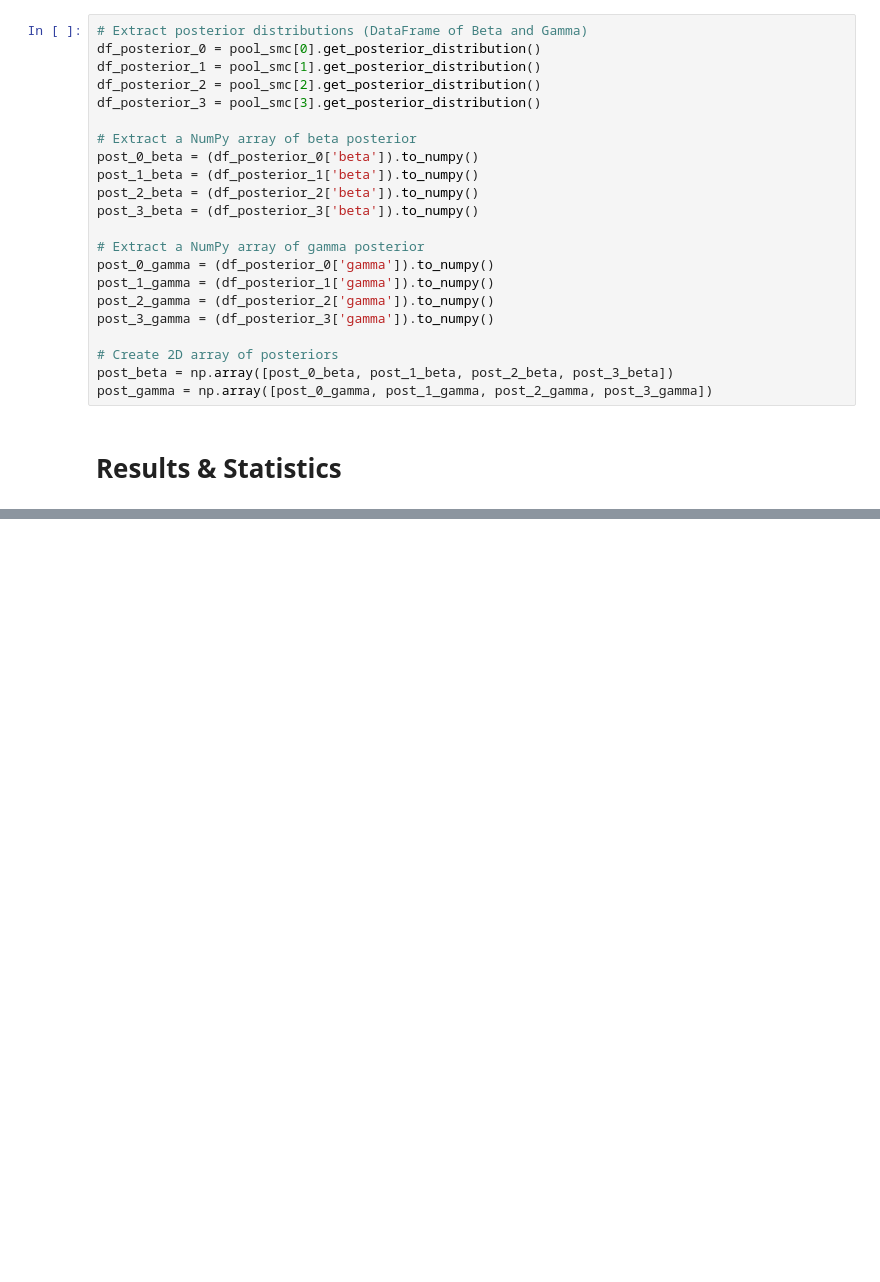
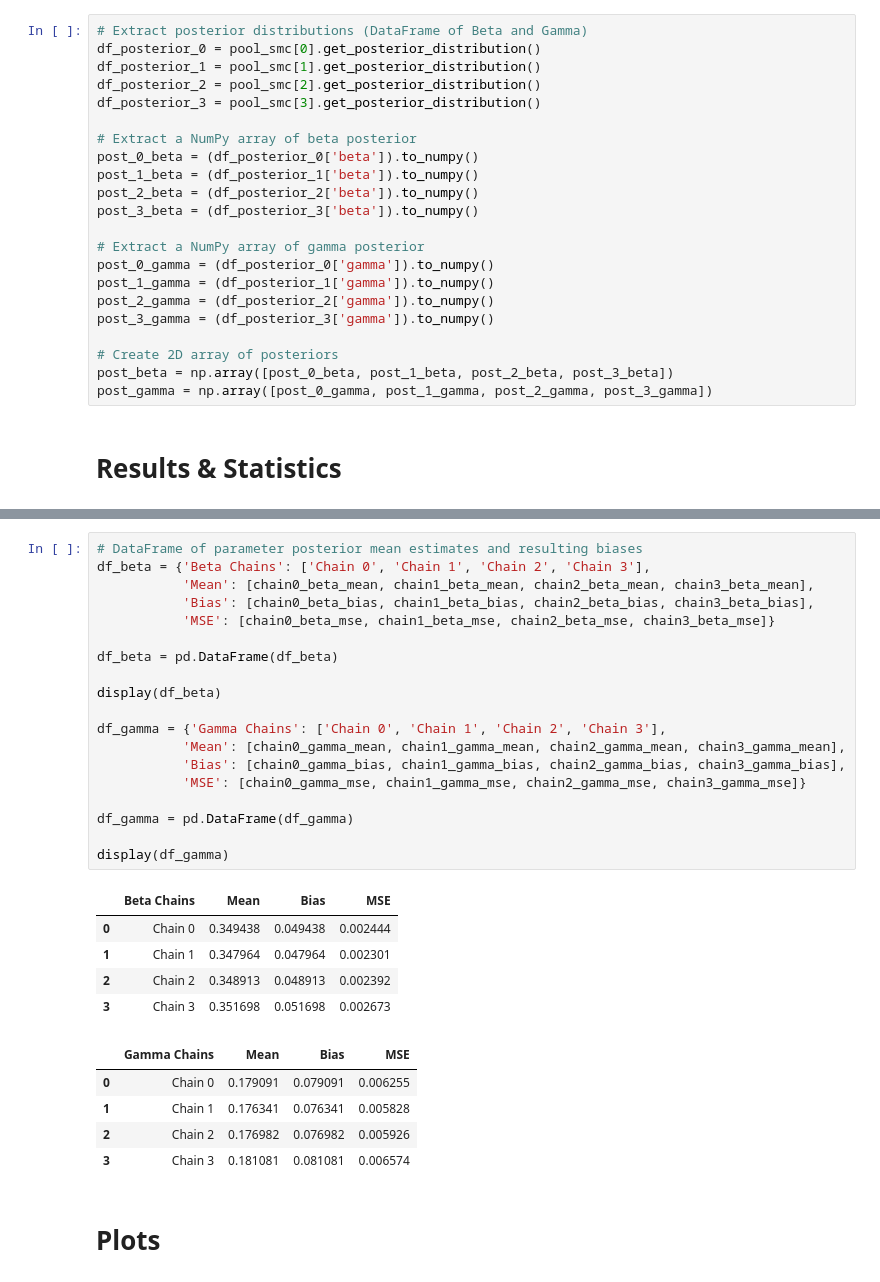
Before and after one commit to 19386928-oss/SIR_Model, a Jupyter notebook: src/Epydemix/ABC_SMC_Noisy.ipynb, the cells around one changed output, grey strips where cells are left out. Saved outputs shown, nothing was run; the diff lists cells and outputs as text; blank space fills up the shorter version.

```diff
--- a/src/Epydemix/ABC_SMC_Noisy.ipynb
+++ b/src/Epydemix/ABC_SMC_Noisy.ipynb
@@ -157,3 +232,35 @@ summary = summary('Beta', 'Gamma', post_beta, post_gamma, 4)
+# %%
+# DataFrame of parameter posterior mean estimates and resulting biases
+df_beta = {'Beta Chains': ['Chain 0', 'Chain 1', 'Chain 2', 'Chain 3'],
+           'Mean': [chain0_beta_mean, chain1_beta_mean, chain2_beta_mean, chain3_beta_mean],
+           'Bias': [chain0_beta_bias, chain1_beta_bias, chain2_beta_bias, chain3_beta_bias],
+           'MSE': [chain0_beta_mse, chain1_beta_mse, chain2_beta_mse, chain3_beta_mse]}
+
+df_beta = pd.DataFrame(df_beta)
+
+display(df_beta)
+
+df_gamma = {'Gamma Chains': ['Chain 0', 'Chain 1', 'Chain 2', 'Chain 3'],
+           'Mean': [chain0_gamma_mean, chain1_gamma_mean, chain2_gamma_mean, chain3_gamma_mean],
+           'Bias': [chain0_gamma_bias, chain1_gamma_bias, chain2_gamma_bias, chain3_gamma_bias],
+           'MSE': [chain0_gamma_mse, chain1_gamma_mse, chain2_gamma_mse, chain3_gamma_mse]}
+
+df_gamma = pd.DataFrame(df_gamma)
+
+display(df_gamma)
+# %% [output]
+|  | Beta Chains | Mean | Bias | MSE |
+| 0 | Chain 0 | 0.349438 | 0.049438 | 0.002444 |
+| 1 | Chain 1 | 0.347964 | 0.047964 | 0.002301 |
+| 2 | Chain 2 | 0.348913 | 0.048913 | 0.002392 |
+| 3 | Chain 3 | 0.351698 | 0.051698 | 0.002673 |
+|  | Gamma Chains | Mean | Bias | MSE |
+| 0 | Chain 0 | 0.179091 | 0.079091 | 0.006255 |
+| 1 | Chain 1 | 0.176341 | 0.076341 | 0.005828 |
+| 2 | Chain 2 | 0.176982 | 0.076982 | 0.005926 |
+| 3 | Chain 3 | 0.181081 | 0.081081 | 0.006574 |
+# %% [markdown]
+# Plots
 # %%
 fig, axes = plt.subplots(2,1)
 axes[0].plot(post_0_beta)
```
Also changed, not shown: parts of 14 cells of this notebook.
